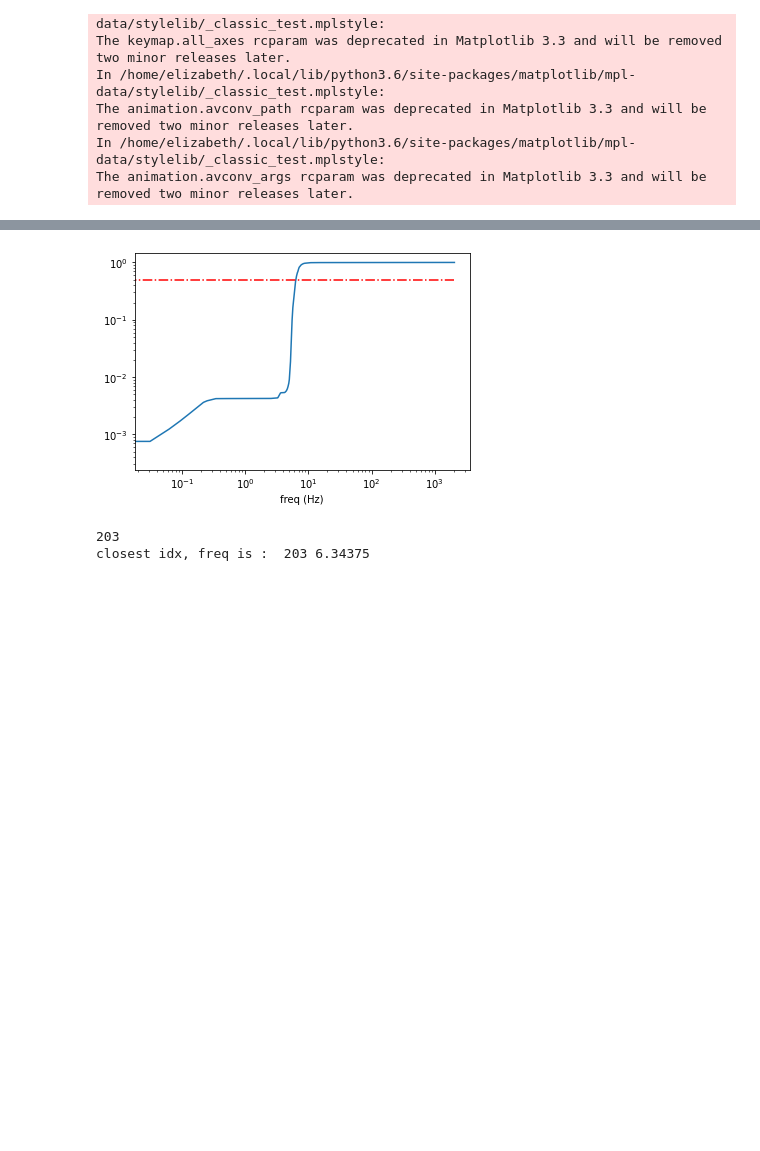
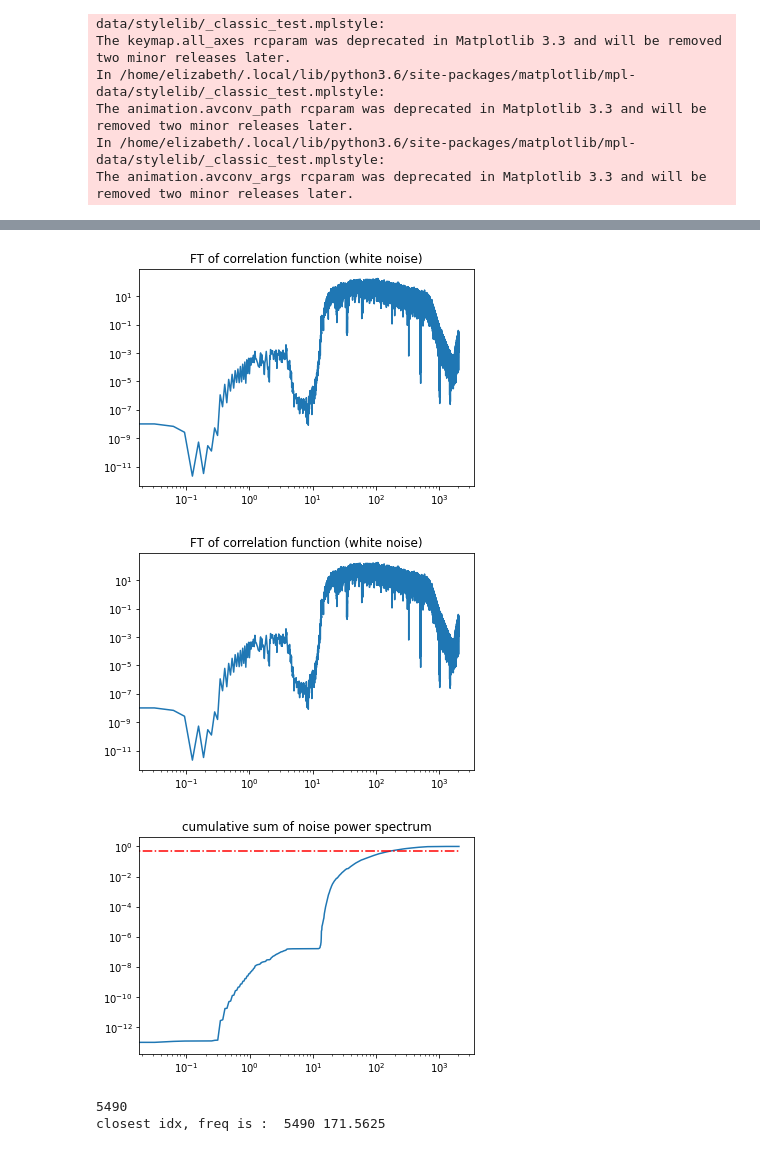
Before and after one commit to lizzord/phys512hw, a Jupyter notebook: problemset5/Question1.ipynb, the cells around one changed output, grey strips where cells are left out. Saved outputs shown, nothing was run; the diff lists cells and outputs as text; code cells hidden in the pictures; blank space fills up the shorter version.

```diff
--- a/problemset5/Question1.ipynb
+++ b/problemset5/Question1.ipynb
@@ -269,7 +302,7 @@ check that power is conserved
 #PART B
 
 #get the appropriate template for this data file
-template = get_template(fname)
+template = get_template(fname, DEBUG=True)
 
 #window the template and the data
 template_win = template*win
@@ -378,54 +412,70 @@ SNR is  609.3825977352354
 # %%
 #PART E:
 #look at power spectrum in prewhiteened space. N-1/2*A, then FT.
 
 # def half_weight_freq(template, data, Nft=1):
 
 #     return np.fft.irfft( np.conj(np.fft.rfft(template)) * (np.fft.rfft(data)/Nft), len(data))
 
 template_win_fft = np.fft.rfft(template_win)
 strain_win_fft = np.fft.rfft(strain_win)
 
+freqs = np.fft.rfftfreq(len(strain), dt)
+
+
+#noise power spectrum is FT of correlation function
+#sooo... basically... start correlation, leave in frequency space
+corr_fft = np.conj(template_win_fft/(Nft**(1/2))) * (strain_win_fft/(Nft**(1/2)))
+corr_fft_csum = np.cumsum( np.abs(corr_fft) / np.sum(np.abs(corr_fft))) #normalize it
+
 mpl.figure()
-mpl.loglog(np.abs(template_win_fft))
-# mpl.loglog(np.abs(template_win_fft)/np.sqrt(Nft))
-mpl.title('windowed  template fft')
+mpl.loglog(freqs, np.abs(corr_fft))
+mpl.title('FT of correlation function (white noise)')
 mpl.show()
 
 mpl.figure()
-mpl.loglog(np.abs(strain_win_fft))
-# mpl.loglog(np.abs(strain_win_fft)/np.sqrt(Nft))
-mpl.title('windowed strain fft')
-mpl.show()
-
-
-mpl.figure()
-# mpl.loglog(np.abs(template_win_fft))
-mpl.loglog(np.abs(template_win_fft)/np.sqrt(Nft))
-mpl.title('windowed template fft / N1/2')
+mpl.loglog(freqs, np.abs(corr_fft))
+mpl.title('FT of correlation function (white noise)')
 mpl.show()
 
 mpl.figure()
-# mpl.loglog(np.abs(strain_win_fft))
-mpl.loglog(np.abs(strain_win_fft)/np.sqrt(Nft))
-mpl.title('windowed strain fft / N1/2')
+mpl.loglog(freqs, corr_fft_csum)
+mpl.loglog([min(freqs), max(freqs)], [0.5, 0.5], 'r-.')
+mpl.title('cumulative sum of noise power spectrum')
 mpl.show()
 
-#cheater way - check when weights are cumulatively 1/2
-freqs = np.fft.rfftfreq(len(strain), dt)
-Nft_norm_csum = np.cumsum(Nft/sum(Nft))
-
-mpl.figure()
-mpl.loglog(freqs, Nft_norm_csum)
-# mpl.loglog(Nft_norm_csum)
-mpl.loglog([min(freqs), max(freqs)], [0.5, 0.5], 'r-.')
-mpl.xlabel('freq (Hz)')
-mpl.show()
-
-idx_half = np.argmin(np.abs(Nft_norm_csum - 0.5))
+idx_half = np.argmin(np.abs(corr_fft_csum - 0.5))
 print(idx_half)
 print('closest idx, freq is : ', idx_half, freqs[idx_half])
+
+
+# mpl.figure()
+# mpl.loglog(np.abs(template_win_fft))
+# # mpl.loglog(np.abs(template_win_fft)/np.sqrt(Nft))
+# mpl.title('windowed  template fft')
+# mpl.show()
+
+# mpl.figure()
+# mpl.loglog(np.abs(strain_win_fft))
+# # mpl.loglog(np.abs(strain_win_fft)/np.sqrt(Nft))
+# mpl.title('windowed strain fft')
+# mpl.show()
+
+
+# mpl.figure()
+# # mpl.loglog(np.abs(template_win_fft))
+# mpl.loglog(np.abs(template_win_fft)/np.sqrt(Nft))
+# mpl.title('windowed template fft / N1/2')
+# mpl.show()
+
+# mpl.figure()
+# # mpl.loglog(np.abs(strain_win_fft))
+# mpl.loglog(np.abs(strain_win_fft)/np.sqrt(Nft))
+# mpl.title('windowed strain fft / N1/2')
+# mpl.show()
 # %% [output]
-[figure, old version]
+[figure, new version]
+[figure, added]
+[figure, added]
-203
-closest idx, freq is :  203 6.34375
+5490
+closest idx, freq is :  5490 171.5625
```
Also changed, not shown: parts of 12 cells of this notebook.
